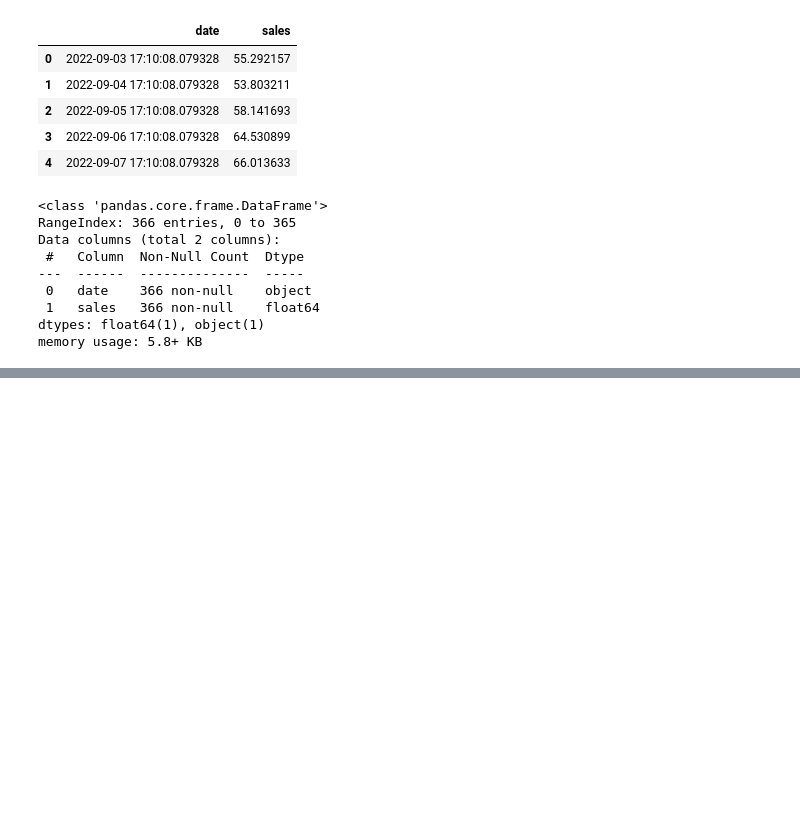
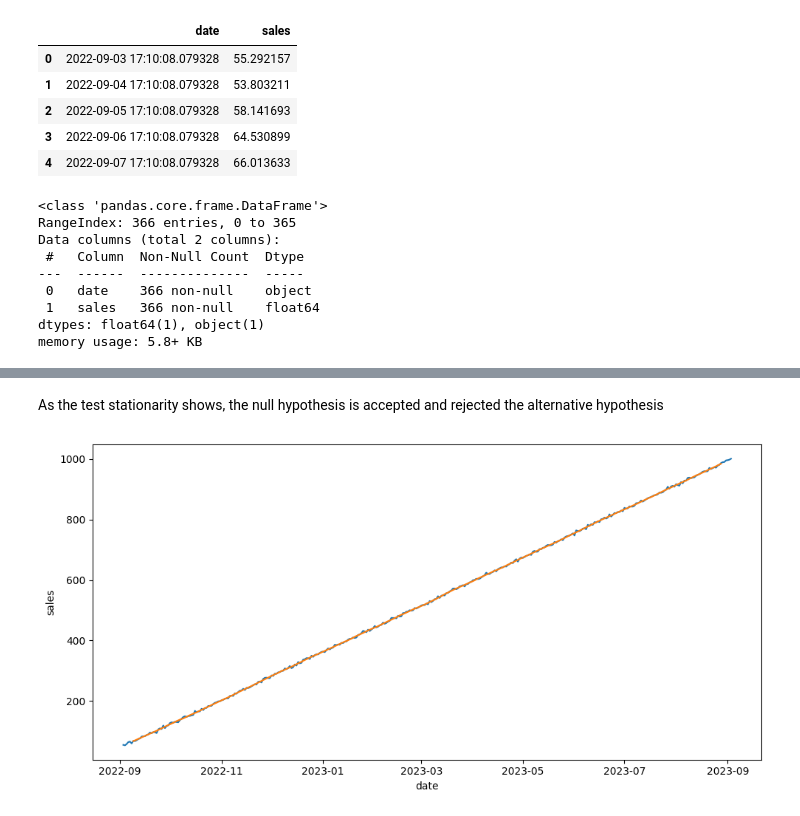
Before and after one commit to Elisag28/series-de-tiempo, a Jupyter notebook: src/explore.ipynb, the cells around one changed output, grey strips where cells are left out. Drawn from its saved outputs; the diff is of its cells as text; code cells hidden in the pictures; blank space fills up the shorter version.

```diff
--- a/src/explore.ipynb
+++ b/src/explore.ipynb
@@ -28,0 +111,19 @@ memory usage: 5.8+ KB
+# %% [markdown]
+As the test stationarity shows, the null hypothesis is accepted and rejected the alternative hypothesis
+# %%
+decomposition = seasonal_decompose(ts_sales, period = 12)
+
+trend = decomposition.trend
+seasonal = decomposition.seasonal
+residual = decomposition.resid
+# %%
+fig, axis = plt.subplots(figsize = (10, 5))
+
+sns.lineplot(data = ts_sales)
+sns.lineplot(data = trend)
+
+plt.tight_layout()
+
+plt.show()
+# %% [output]
+[figure, added]
```
Also changed, not shown: parts of 14 cells of this notebook.
